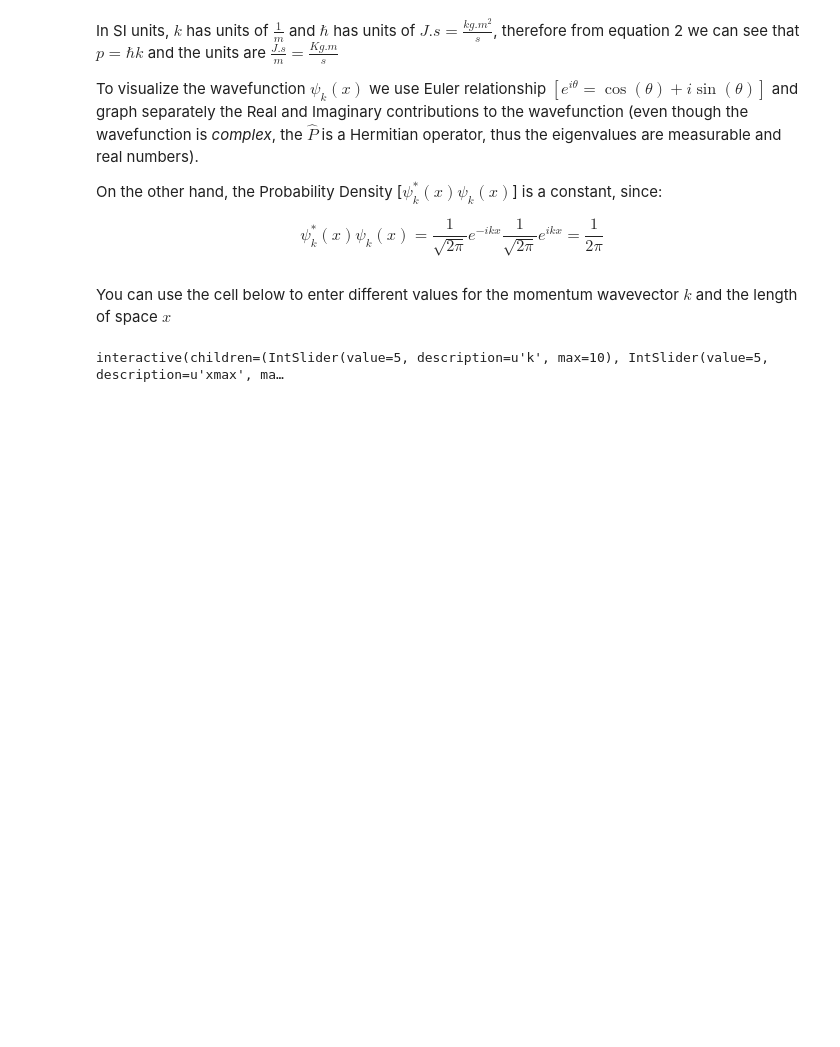
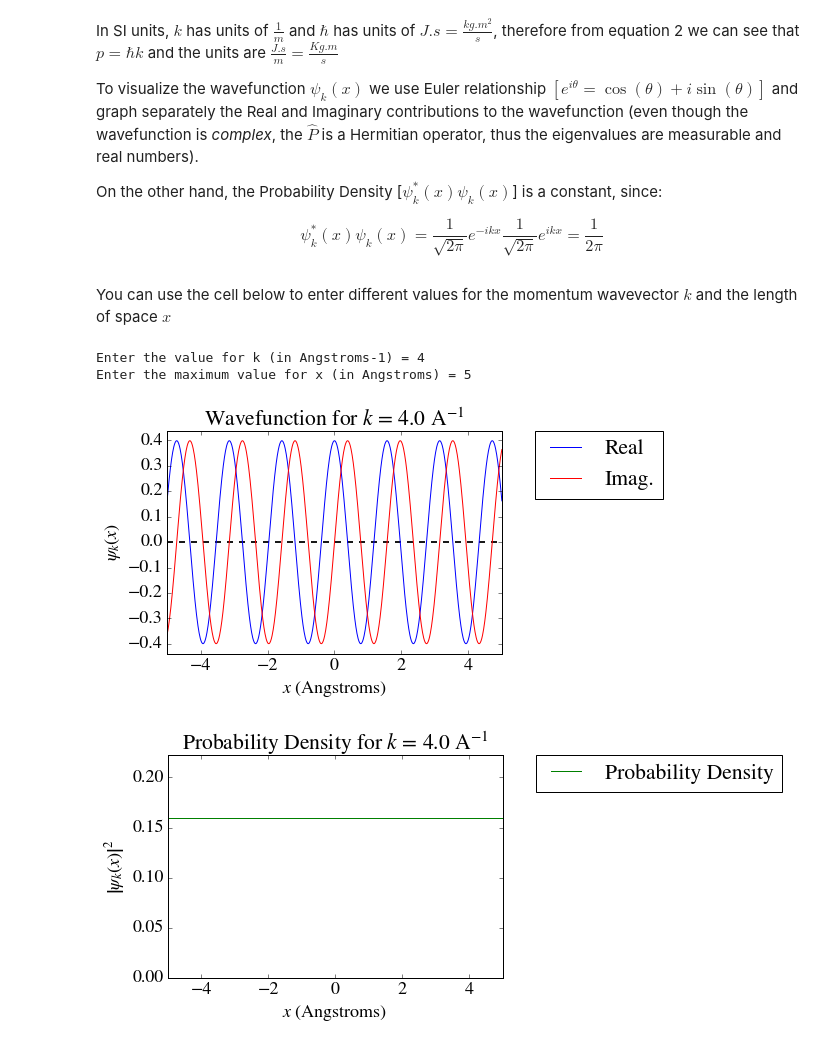
Before and after one commit to salvianoleao/a_quantum_particle_moving_in_space-server, a Jupyter notebook: notebook/01_free_particle_interact.ipynb, the cells around one changed output. Saved outputs shown, nothing was run; the diff lists cells and outputs as text; code cells hidden in the pictures; blank space fills up the shorter version.

```diff
--- a/notebook/01_free_particle_interact.ipynb
+++ b/notebook/01_free_particle_interact.ipynb
@@ -142,51 +136,50 @@ $$ \psi^*_k(x) \psi_k(x) = \frac{1}{\sqrt{2 \pi}}e^{-ikx}\frac{1}{\sqrt{2 \pi}}e
 # %% [markdown]
 You can use the cell below to  enter different values for the momentum wavevector $k$ and the length of space $x$
 # %%
-#@title
 # Defining Psi and PsiC (complex conjugate) functions
 def psi(x,k): return (1.0/np.sqrt(2.0*np.pi))*(np.cos(k*x)+np.sin(k*x)*1j)
 def psiC(x,k): return (1.0/np.sqrt(2.0*np.pi))*(np.cos(k*x)-np.sin(k*x)*1j)
 
 # Reading the input variables from the user
 # k = float(input("Enter the value for k (in Angstroms-1) = "))
 # xmax = float(input("Enter the maximum value for x (in Angstroms) = "))
 
 def browse_plot_wave():
-  def plot_wave(k, xmax):
-    # Generating the wavefunction graph
-    plt.rcParams.update({'font.size': 18, 'font.family': 'STIXGeneral', 'mathtext.fontset': 'stix'})
-    x = np.linspace(-xmax, xmax, 900)
-    fig, ax = plt.subplots()
-    lim1=1/np.sqrt(2*np.pi) # Maximum value of the wavefunction
-    ax.axis([-xmax,xmax,-lim1*1.1,lim1*1.1]) # Defining the limits to be plot in the graph
-    ax.plot(x, psi(x,k).real, label="Real", color="blue") # Ploting the real part of the wavefunction
-    ax.plot(x, psi(x,k).imag, label="Imag.", color="red") # Ploting the real part of the wavefunction
-    ax.hlines(0.0, -xmax, xmax, linewidth=1.8, linestyle='--', color="black") # Adding a horizontal line at 0
-    # Now we define labels, legend, etc
-    ax.legend(loc=2);
-    ax.set_xlabel(r'$x$ (Angstroms)')
-    ax.set_ylabel(r'$\psi_k(x)$')
-    str1=r"$k$ = "+str(k)+r" A$^{-1}$"
-    plt.title('Wavefunction for '+str1)
-    plt.legend(bbox_to_anchor=(1.1, 1), loc=2, borderaxespad=0.0)
+    def plot_wave(k, xmax):
+        # Generating the wavefunction graph
+        plt.rcParams.update({'font.size': 18, 'font.family': 'STIXGeneral', 'mathtext.fontset': 'stix'})
+        x = np.linspace(-xmax, xmax, 900)
+        fig, ax = plt.subplots()
+        lim1=1/np.sqrt(2*np.pi) # Maximum value of the wavefunction
+        ax.axis([-xmax,xmax,-lim1*1.1,lim1*1.1]) # Defining the limits to be plot in the graph
+        ax.plot(x, psi(x,k).real, label="Real", color="blue") # Ploting the real part of the wavefunction
+        ax.plot(x, psi(x,k).imag, label="Imag.", color="red") # Ploting the real part of the wavefunction
+        ax.hlines(0.0, -xmax, xmax, linewidth=1.8, linestyle='--', color="black") # Adding a horizontal line at 0
+        # Now we define labels, legend, etc
+        ax.legend(loc=2);
+        ax.set_xlabel(r'$x$ (Angstroms)')
+        ax.set_ylabel(r'$\psi_k(x)$')
+        str1=r"$k$ = "+str(k)+r" A$^{-1}$"
+        plt.title('Wabvefunction for '+str1)
+        plt.legend(bbox_to_anchor=(1.1, 1), loc=2, borderaxespad=0.0)
 
-    # Generating the probability density graph
-    fig, ax = plt.subplots()
-    ax.axis([-xmax,xmax,0.0,lim1*lim1*1.4]) # Defining the limits to be plot in the graph
-    ax.plot(x, psi(x,k)*psiC(x,k),label="Probability Density", color="green") # Plotting the probability density
-    # Now we define labels, legend, etc
-    ax.legend(loc=2);
-    ax.set_xlabel(r'$x$ (Angstroms)')
-    ax.set_ylabel(r'$\left|\psi_k(x)\right|^2$')
-    str1=r"$k$ = "+str(k)+r" A$^{-1}$"
-    plt.title('Probability Density for '+str1)
-    plt.legend(bbox_to_anchor=(1.1, 1), loc=2, borderaxespad=0.0)
+        # Generating the probability density graph
+        fig, ax = plt.subplots()
+        ax.axis([-xmax,xmax,0.0,lim1*lim1*1.4]) # Defining the limits to be plot in the graph
+        ax.plot(x, psi(x,k)*psiC(x,k),label="Probability Density", color="green") # Plotting the probability density
+        # Now we define labels, legend, etc
+        ax.legend(loc=2);
+        ax.set_xlabel(r'$x$ (Angstroms)')
+        ax.set_ylabel(r'$\left|\psi_k(x)\right|^2$')
+        str1=r"$k$ = "+str(k)+r" A$^{-1}$"
+        plt.title('Probability Density for '+str1)
+        plt.legend(bbox_to_anchor=(1.1, 1), loc=2, borderaxespad=0.0)
 
-    # Show the plots on the screen once the code reaches this point
-    plt.show()
-  interact(plot_wave, k=(0, 10), xmax=(0, 10))
+        # Show the plots on the screen once the code reaches this point
+        plt.show()
+    interact(plot_wave, k=(0, 10), xmax=(0, 10))
+# %% [output]
+Enter the value for k (in Angstroms-1) = 4
+Enter the maximum value for x (in Angstroms) = 5
+[figure, added]
+[figure, added]
-# %%
-#@title
-browse_plot_wave()
-# %% [output]
-interactive(children=(IntSlider(value=5, description=u'k', max=10), IntSlider(value=5, description=u'xmax', ma…
```
Also changed, not shown: parts of 8 cells of this notebook.
